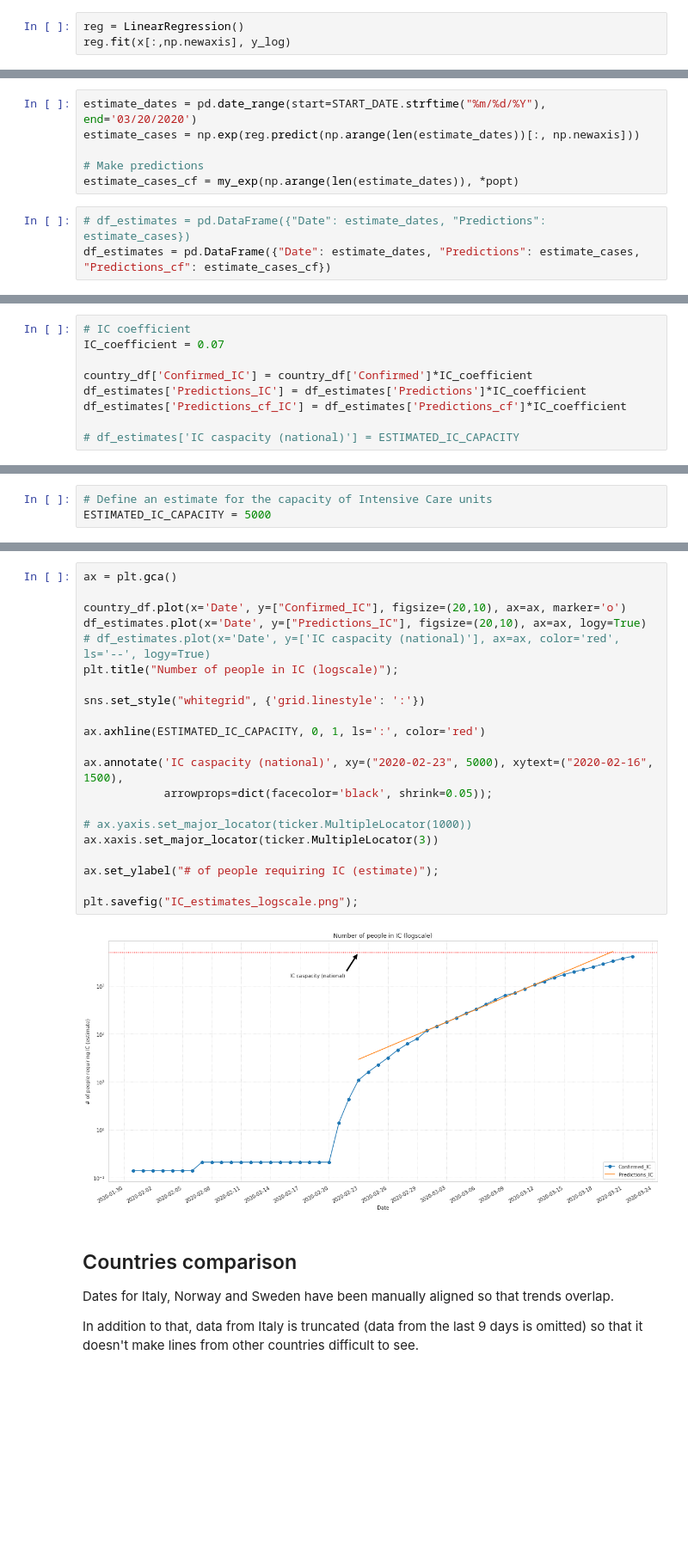
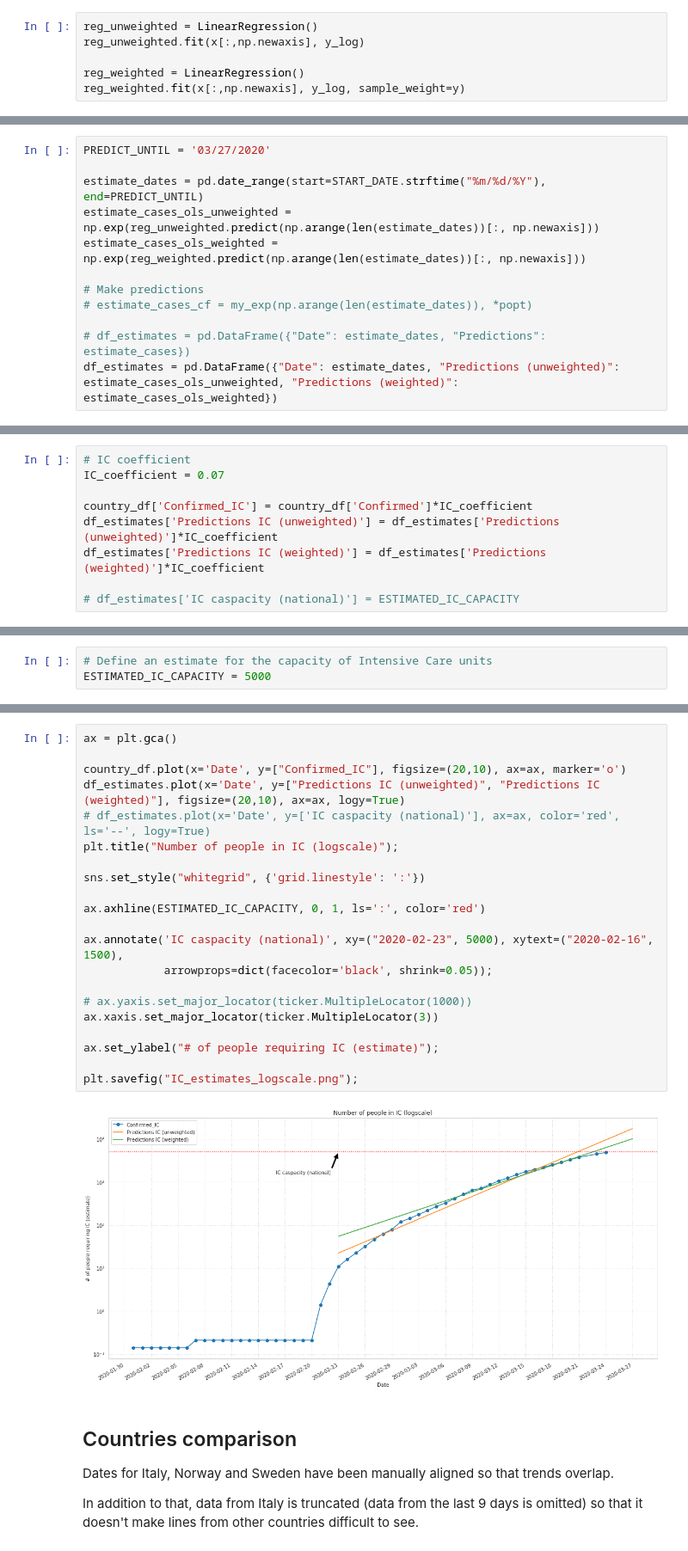
Before and after one commit to matteobarbieri/covid2019-data-analysis, a Jupyter notebook: notebooks/projections_covid2019_world.ipynb, the cells around one changed output, grey strips where cells are left out. Shown: that part at 86% size. Drawn from its saved outputs; the diff is of its cells as text; blank space fills up the shorter version.

```diff
--- a/notebooks/projections_covid2019_world.ipynb
+++ b/notebooks/projections_covid2019_world.ipynb
@@ -173,7 +222,10 @@ y_log = np.log(y)
 # Independent variable
 x = np.arange(len(y))
 # %%
-reg = LinearRegression()
-reg.fit(x[:,np.newaxis], y_log)
+reg_unweighted = LinearRegression()
+reg_unweighted.fit(x[:,np.newaxis], y_log)
+
+reg_weighted = LinearRegression()
+reg_weighted.fit(x[:,np.newaxis], y_log, sample_weight=y)
 # %% [output]
 LinearRegression(copy_X=True, fit_intercept=True, n_jobs=None, normalize=False)
@@ -198,11 +242,14 @@ array([ 1.4451303 ,  0.1440422 , 47.05387478])
 # %% [markdown]
 ### Create dataframe with estimates
 # %%
-estimate_dates = pd.date_range(start=START_DATE.strftime("%m/%d/%Y"), end='03/20/2020')
-estimate_cases = np.exp(reg.predict(np.arange(len(estimate_dates))[:, np.newaxis]))
+PREDICT_UNTIL = '03/27/2020'
+
+estimate_dates = pd.date_range(start=START_DATE.strftime("%m/%d/%Y"), end=PREDICT_UNTIL)
+estimate_cases_ols_unweighted = np.exp(reg_unweighted.predict(np.arange(len(estimate_dates))[:, np.newaxis]))
+estimate_cases_ols_weighted = np.exp(reg_weighted.predict(np.arange(len(estimate_dates))[:, np.newaxis]))
 
 # Make predictions
-estimate_cases_cf = my_exp(np.arange(len(estimate_dates)), *popt)
+# estimate_cases_cf = my_exp(np.arange(len(estimate_dates)), *popt)
+
+# df_estimates = pd.DataFrame({"Date": estimate_dates, "Predictions": estimate_cases})
+df_estimates = pd.DataFrame({"Date": estimate_dates, "Predictions (unweighted)": estimate_cases_ols_unweighted, "Predictions (weighted)": estimate_cases_ols_weighted})
-# %%
-# df_estimates = pd.DataFrame({"Date": estimate_dates, "Predictions": estimate_cases})
-df_estimates = pd.DataFrame({"Date": estimate_dates, "Predictions": estimate_cases, "Predictions_cf": estimate_cases_cf})
@@ -253,7 +262,7 @@ Assume that 7% of infected people require a bed in IC (rough estimate)
 IC_coefficient = 0.07
 
 country_df['Confirmed_IC'] = country_df['Confirmed']*IC_coefficient
-df_estimates['Predictions_IC'] = df_estimates['Predictions']*IC_coefficient
-df_estimates['Predictions_cf_IC'] = df_estimates['Predictions_cf']*IC_coefficient
+df_estimates['Predictions IC (unweighted)'] = df_estimates['Predictions (unweighted)']*IC_coefficient
+df_estimates['Predictions IC (weighted)'] = df_estimates['Predictions (weighted)']*IC_coefficient
 
 # df_estimates['IC caspacity (national)'] = ESTIMATED_IC_CAPACITY
@@ -296,26 +313,26 @@ plt.savefig("IC_estimates.png");
 # %%
 ax = plt.gca()
 
 country_df.plot(x='Date', y=["Confirmed_IC"], figsize=(20,10), ax=ax, marker='o')
-df_estimates.plot(x='Date', y=["Predictions_IC"], figsize=(20,10), ax=ax, logy=True)
+df_estimates.plot(x='Date', y=["Predictions IC (unweighted)", "Predictions IC (weighted)"], figsize=(20,10), ax=ax, logy=True)
 # df_estimates.plot(x='Date', y=['IC caspacity (national)'], ax=ax, color='red', ls='--', logy=True)
 plt.title("Number of people in IC (logscale)");
 
 sns.set_style("whitegrid", {'grid.linestyle': ':'})
 
 ax.axhline(ESTIMATED_IC_CAPACITY, 0, 1, ls=':', color='red')
 
 ax.annotate('IC caspacity (national)', xy=("2020-02-23", 5000), xytext=("2020-02-16", 1500),
             arrowprops=dict(facecolor='black', shrink=0.05));
 
 # ax.yaxis.set_major_locator(ticker.MultipleLocator(1000))
 ax.xaxis.set_major_locator(ticker.MultipleLocator(3))
 
 ax.set_ylabel("# of people requiring IC (estimate)");
 
 plt.savefig("IC_estimates_logscale.png");
 # %% [output]
-[figure, old version]
+[figure, new version]
 # %% [markdown]
 ## Countries comparison
 
```
Also changed, not shown: parts of 22 cells of this notebook, 7 other files.
